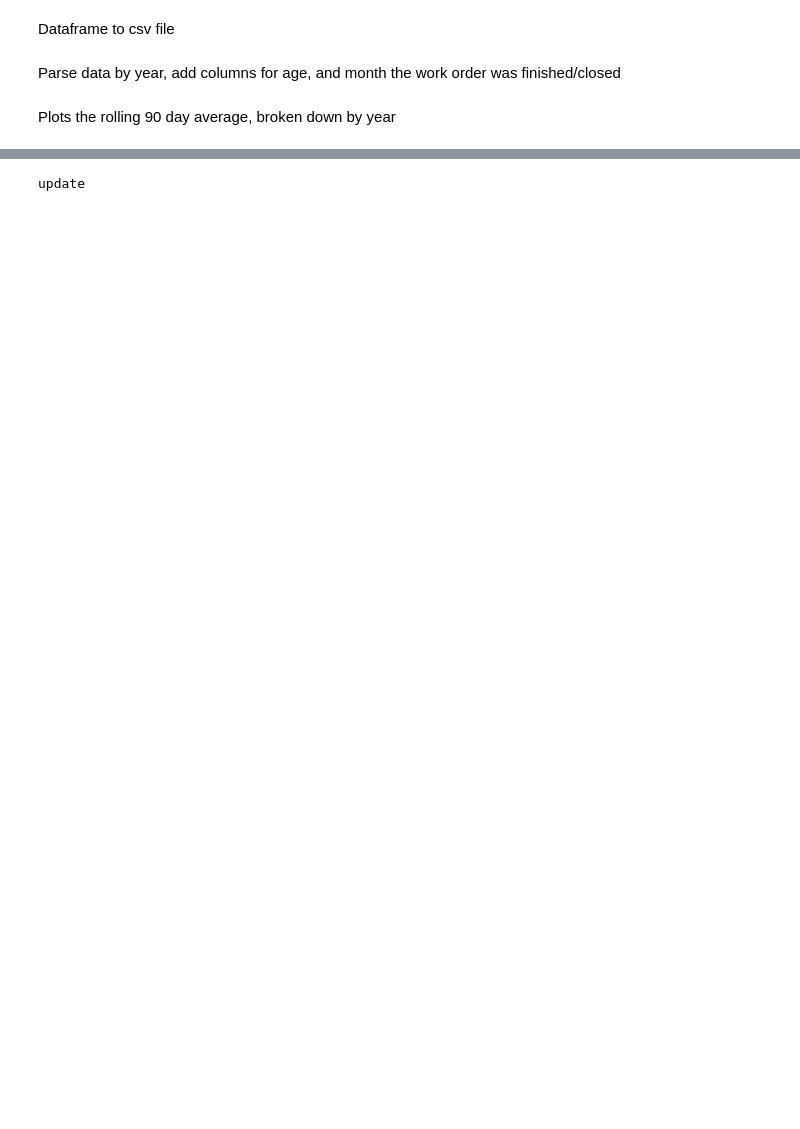
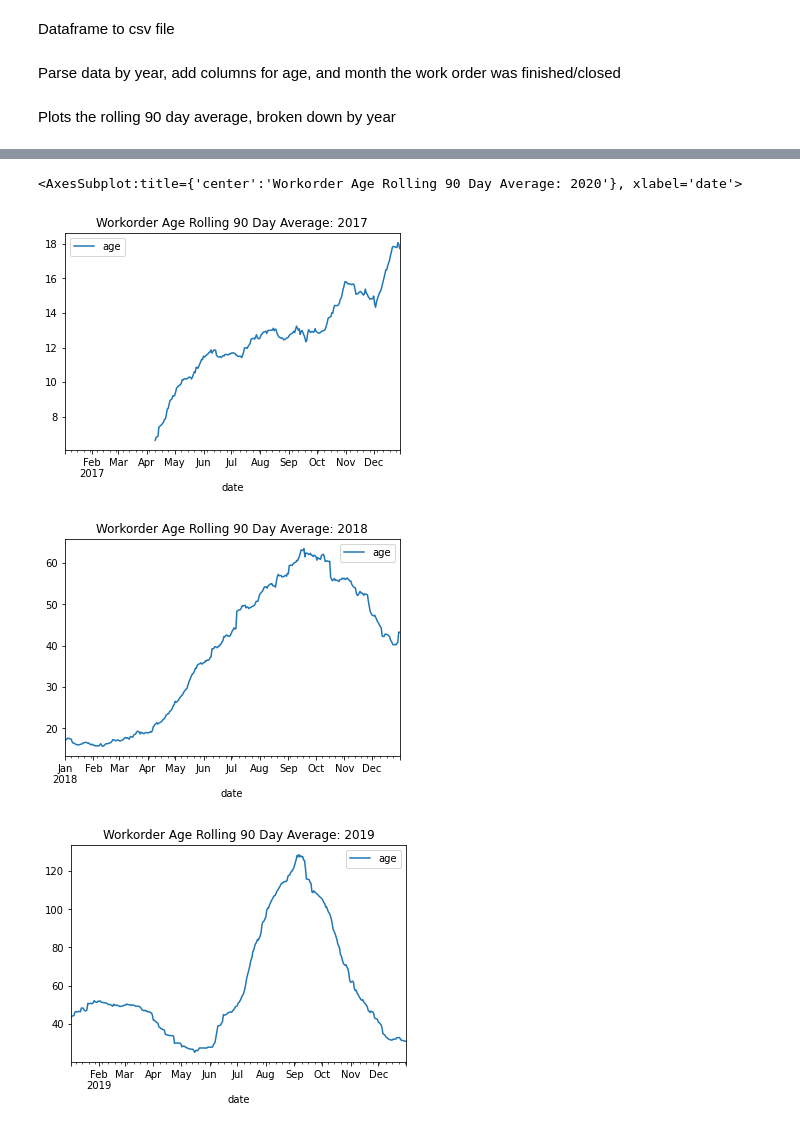
Before and after one commit to city-of-baltimore/dpw_watermetershop, a Jupyter notebook: wms_wo_age_analysis.ipynb, the cells around one changed output, grey strips where cells are left out. Saved outputs shown, nothing was run; the diff lists cells and outputs as text; code cells hidden in the pictures; blank space fills up the shorter version.

```diff
--- a/wms_wo_age_analysis.ipynb
+++ b/wms_wo_age_analysis.ipynb
@@ -176,4 +176,10 @@ axis[1, 1].tick_params('x', labelrotation=45)
-# %%
-print("update")
-# %% [output]
-update
+# %%
+roll_graph_17.plot(title = "Workorder Age Rolling 90 Day Average: 2017")
+ oll_graph_18.plot(title = "Workorder Age Rolling 90 Day Average: 2018")
+rroll_graph_19.plot(title = "Workorder Age Rolling 90 Day Average: 2019")
+rroll_graph_20.plot(title = "Workorder Age Rolling 90 Day Average: 2020"))
+# %% [output]
+<AxesSubplot:title={'center':'Workorder Age Rolling 90 Day Average: 2020'}, xlabel='date'>
+[figure, added]
+[figure, added]
+[figure, added]
```
Also changed, not shown: parts of 4 cells of this notebook.
